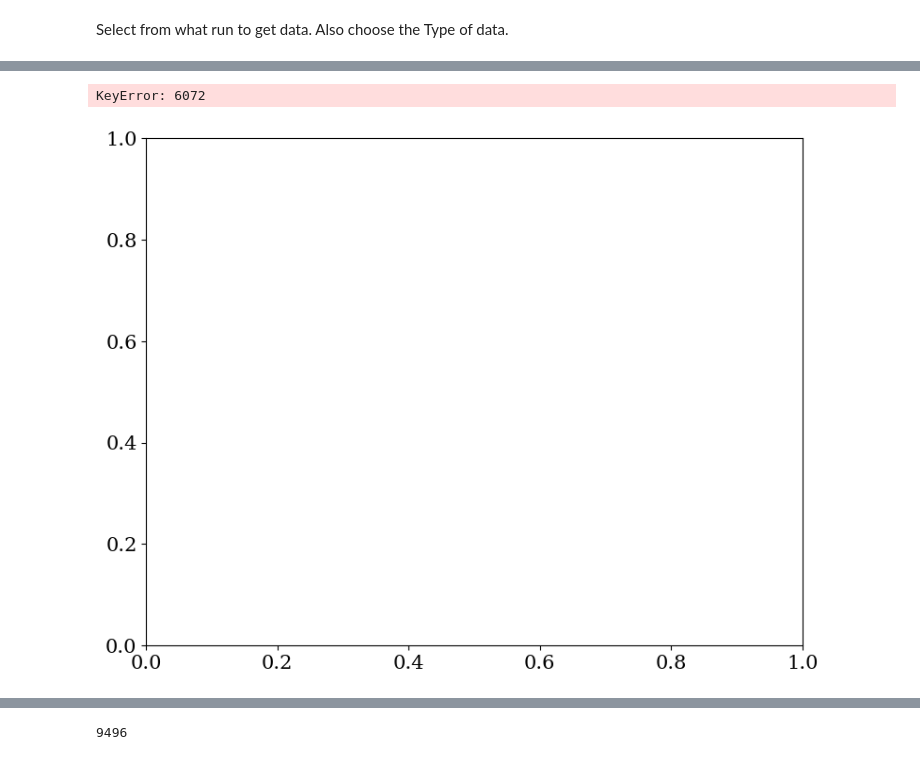
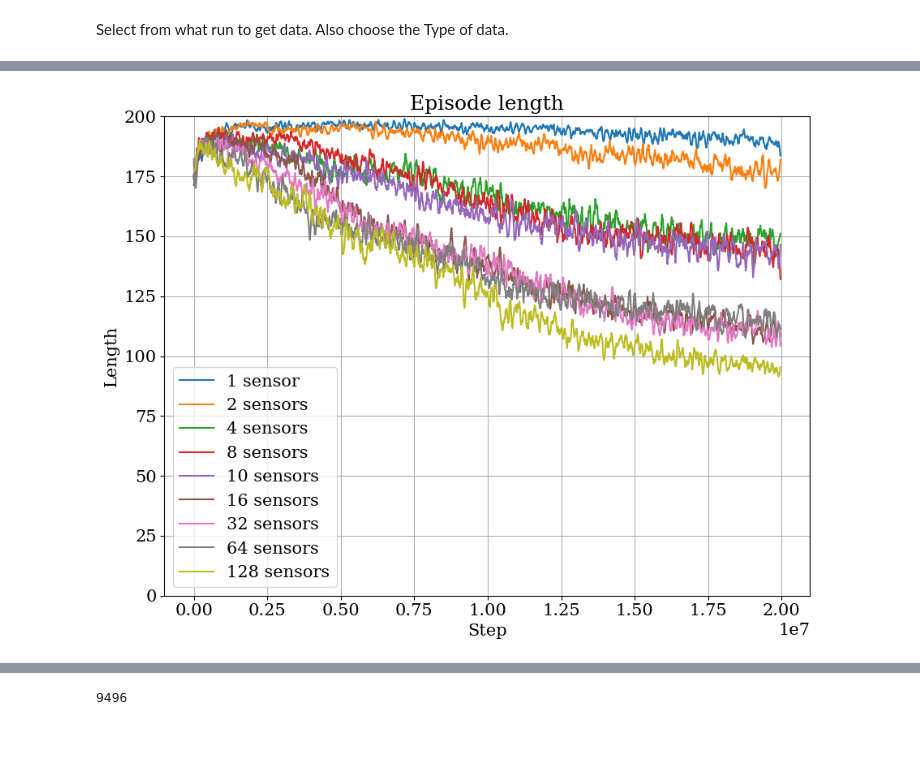
Before and after one commit to muehlefeldt/unity-machine-learning, a Jupyter notebook: python/notebooks/plot.ipynb, the cells around one changed output, grey strips where cells are left out. Saved outputs shown, nothing was run; the diff lists cells and outputs as text; code cells hidden in the pictures.

```diff
--- a/python/notebooks/plot.ipynb
+++ b/python/notebooks/plot.ipynb
@@ -32,7 +32,8 @@ class Plot(Enum):
     RESULT_DATA_ENV2 = 5
     DOOR = 6
     DOOR_HIST = 7
-    SENSOR_STUDY = 8
+    SENSOR_STUDY_EP_LENGTH = 8
+    SENSOR_STUDY_REWARD = 8
 
 tag_colors = {
     Tag.CUMULATIVE_REWARD: "C1",
@@ -93,7 +96,7 @@ with open(summary_file_path, mode="rb") as file:
 matplotlib.rcParams['font.size'] = 15
 matplotlib.rcParams["font.family"] = 'serif'
 # %%
-if selected_plot is Plot.SENSOR_STUDY:
+if selected_plot in [Plot.SENSOR_STUDY_EP_LENGTH, Plot.SENSOR_STUDY_REWARD]:
     fig = plt.figure(figsize=(9, 7))
     #fig = plt.figure()
     fig.patch.set_alpha(0.)
@@ -123,41 +126,40 @@ if selected_plot is Plot.SENSOR_STUDY:
             x,
             y,
             #color=tag_colors[selected_tag]
             label=run_label
             )
 
 
-    if selected_tag is Tag.CUMULATIVE_REWARD:
+    if selected_tag is Plot.SENSOR_STUDY_REWARD:
         #axs_first.set_ylim(-2, 1.5)
         axs_first.set_ylim(-2, 1.1)
         #axs_first.axhline(1.25, label="Reward limit = 1.25", color="C3", linestyle="dashed")
         axs_first.axhline(1.0, label="Reward limit = 1.0", color="C3", linestyle="dashed")
         axs_first.set_ylabel("Reward")
         axs_first.set_title("Cumulative reward")
 
-    elif selected_tag is Tag.EP_LENGTH:
+    elif selected_tag is Plot.SENSOR_STUDY_EP_LENGTH:
         axs_first.set_ylim(0, 200)
         axs_first.set_ylabel("Length")
         axs_first.set_title("Episode length")
 
-    elif selected_tag is Tag.DOOR_PASSAGE:
-        axs_first.set_ylim(-1, 1)
-        axs_first.set_ylabel("Passage Quality")
-        axs_first.set_title("Door passage")
+    #elif selected_tag is Tag.DOOR_PASSAGE:
+    #    axs_first.set_ylim(-1, 1)
+    #    axs_first.set_ylabel("Passage Quality")
+    #    axs_first.set_title("Door passage")
 
     axs_first.set_xlabel("Step")
 
     axs_first.legend()
     axs_first.grid()
 
     plt.subplots_adjust(hspace=0.4)
     plt.style.use("default")
     plt.tight_layout()
     #plt.savefig(f"{selected_run}_all.pdf")
     fig.savefig(f"{selected_runs[0]}-{selected_runs[-1]}_{selected_tag}.pdf")
 # %% [output]
-KeyError: 6072
-[figure, old version]
+[figure, new version]
 # %%
 if selected_plot is Plot.COLLISION:
     fig = plt.figure(figsize=(9, 7))
```
Also changed, not shown: parts of 2 cells of this notebook.
